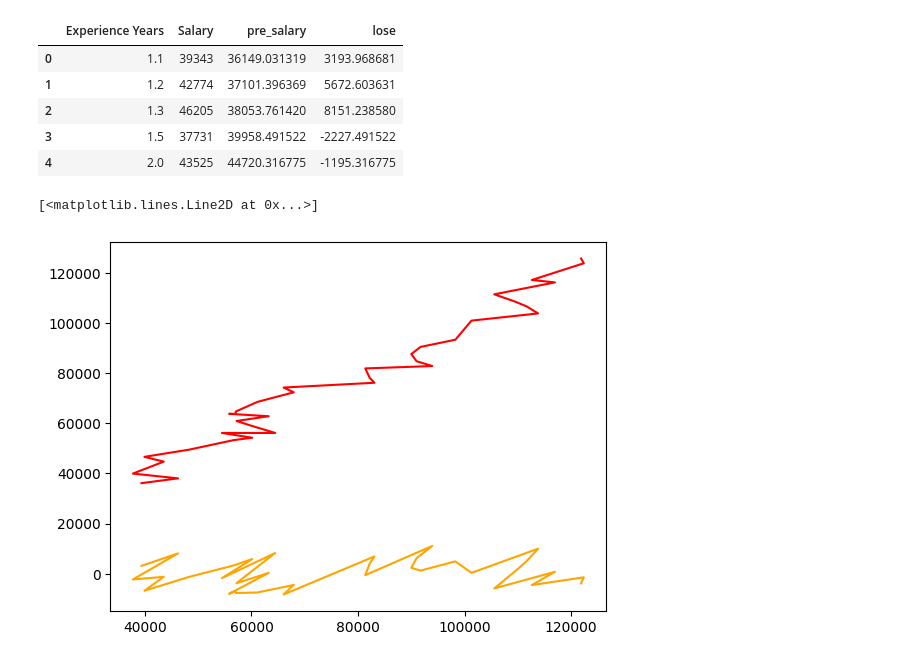
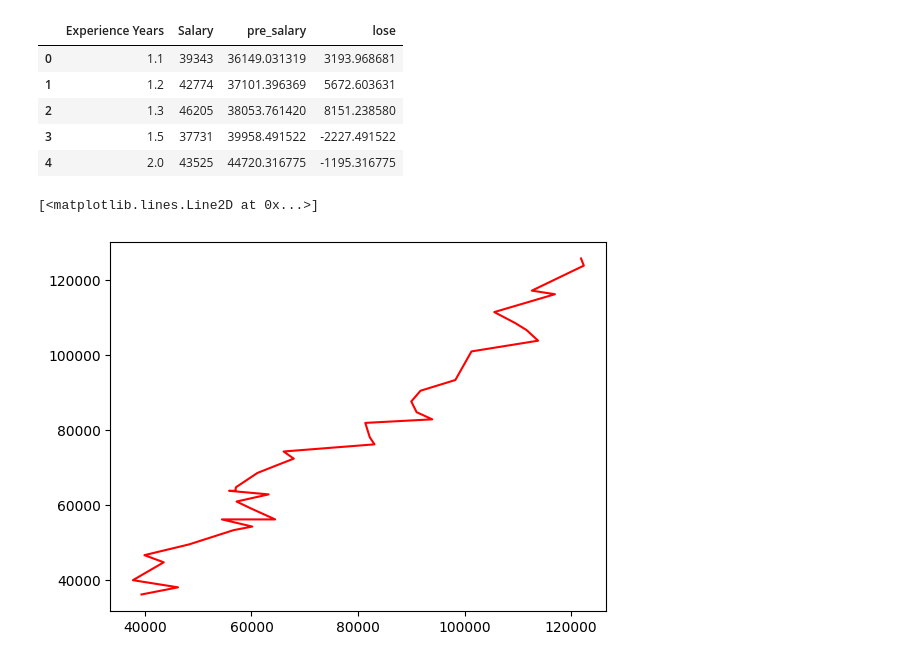
Before and after one commit to FarhanBinShafiq/machine_learning, a Jupyter notebook: Linear Regression/Salary Prediction.ipynb, the cells around one changed output. Saved outputs shown, nothing was run; the diff lists cells and outputs as text; code cells hidden in the pictures.

```diff
--- a/Linear Regression/Salary Prediction.ipynb
+++ b/Linear Regression/Salary Prediction.ipynb
@@ -148,8 +148,6 @@ df.head()
 | 4 | 2.0 | 43525 | 44720.316775 | -1195.316775 |
 # %%
 plt.plot(df['Salary'],df['pre_salary'],color='red')
-
-plt.plot(df['Salary'],df['lose'],color='orange')
 # %% [output]
 [<matplotlib.lines.Line2D at 0x...>]
-[figure, old version]
+[figure, new version]
```
Also changed, not shown: parts of 5 cells of this notebook, 1 other file.
